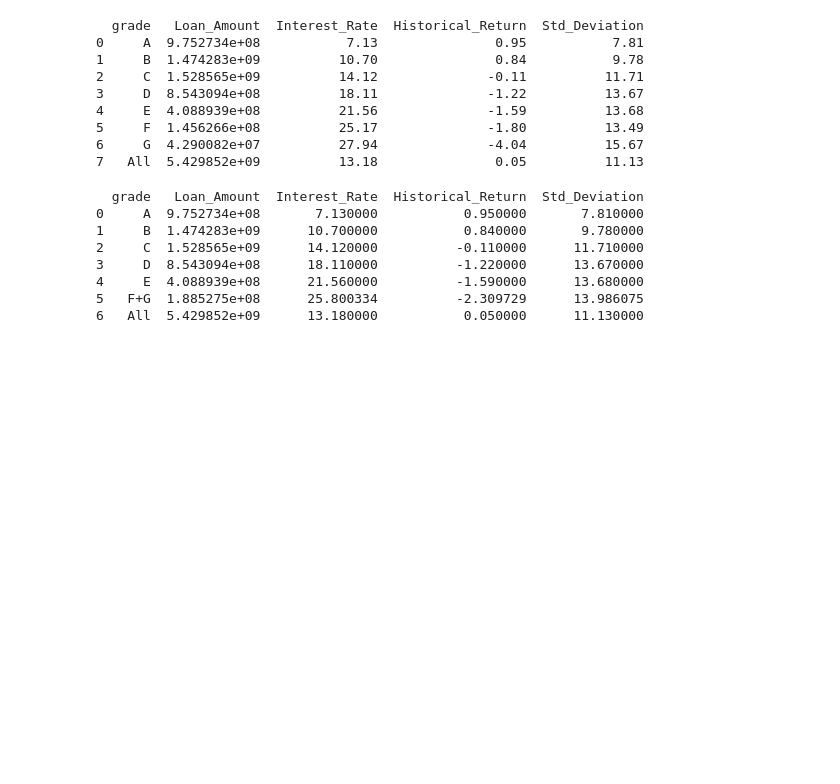
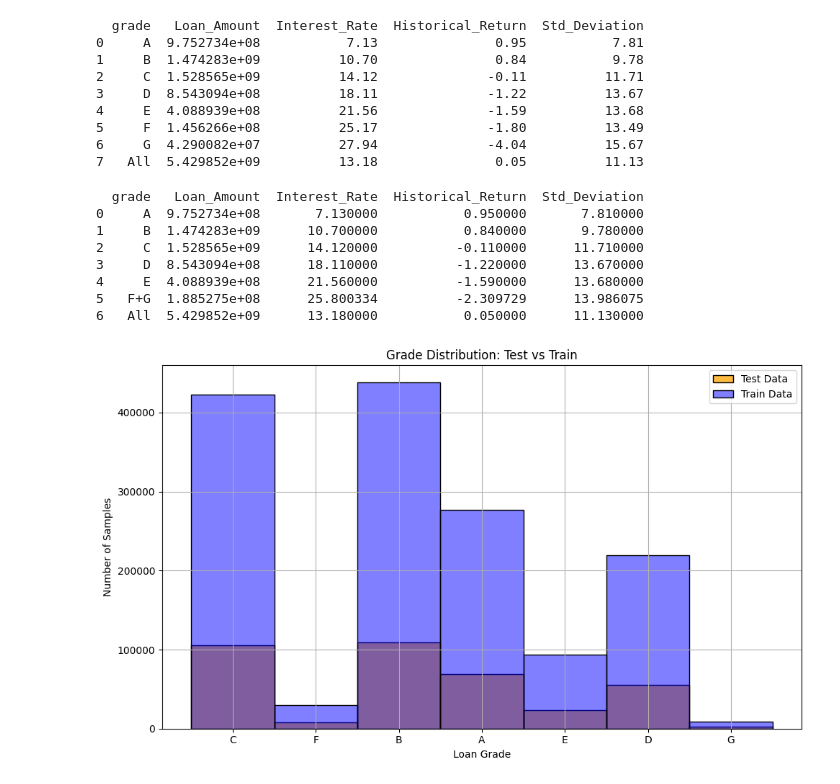
Before and after one commit to Seungminin/Data_Analysis_lending-club, a Jupyter notebook: Paper_code/extract_return_grade.ipynb, the cells around one changed output. Cells and saved outputs as stored; diff of their text form; code cells hidden in the pictures; blank space fills up the shorter version.

Commit message:
Analysis test distribution each grade features

```diff
--- a/Paper_code/extract_return_grade.ipynb
+++ b/Paper_code/extract_return_grade.ipynb
@@ -388,3 +388,19 @@ print(df)
 4     E  4.088939e+08      21.560000          -1.590000      13.680000
 5   F+G  1.885275e+08      25.800334          -2.309729      13.986075
 6   All  5.429852e+09      13.180000           0.050000      11.130000
+# %%
+## test_data 각 Grade 분포 및 Train data 각 Grade 분포 비교
+plt.figure(figsize=(10, 6))
+sns.histplot(data=test_data, x="grade", stat="count", discrete=True, label="Test Data", color="orange")
+sns.histplot(data=train_data, x="grade", stat="count", discrete=True, label="Train Data", color="blue", alpha=0.5)
+
+# 2. 그래프 설정
+plt.title("Grade Distribution: Test vs Train")
+plt.xlabel("Loan Grade")
+plt.ylabel("Number of Samples")
+plt.legend()
+plt.grid(True)
+plt.tight_layout()
+plt.show()
+# %% [output]
+[figure, added]
```
Also changed, not shown: parts of 9 cells of this notebook.
